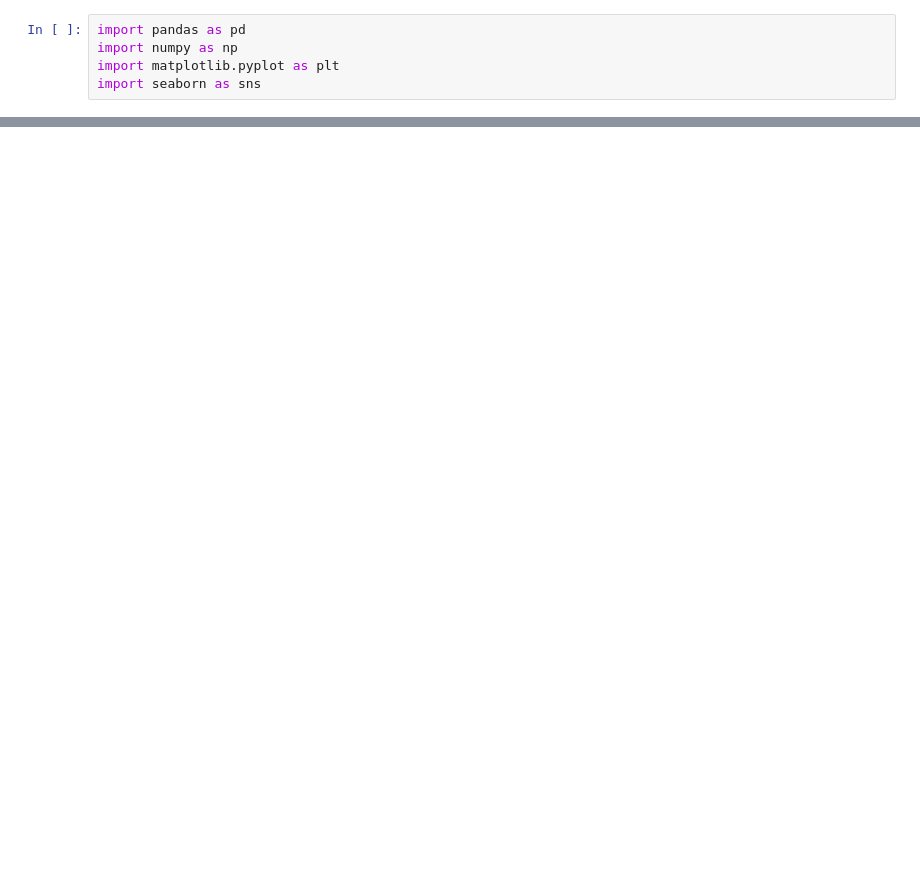
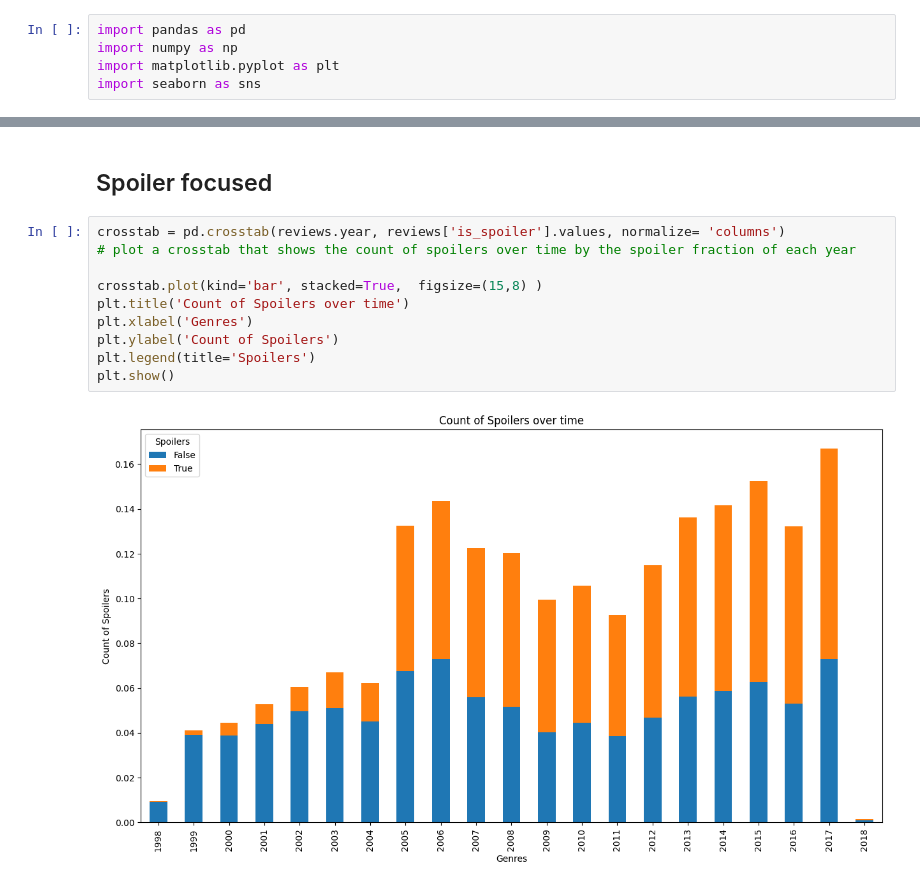
Before and after one commit to LeonardoPolverari/NLP_spoiler, a Jupyter notebook: main.ipynb, the cells around one changed output, grey strips where cells are left out. Drawn from its saved outputs; the diff is of its cells as text; blank space fills up the shorter version.

```diff
--- a/main.ipynb
+++ b/main.ipynb
@@ -45,0 +150,14 @@ plt.show()
+# %% [markdown]
+## Spoiler focused
+# %%
+crosstab = pd.crosstab(reviews.year, reviews['is_spoiler'].values, normalize= 'columns')
+# plot a crosstab that shows the count of spoilers over time by the spoiler fraction of each year
+
+crosstab.plot(kind='bar', stacked=True,  figsize=(15,8) )
+plt.title('Count of Spoilers over time')
+plt.xlabel('Genres')
+plt.ylabel('Count of Spoilers')
+plt.legend(title='Spoilers')
+plt.show()
+# %% [output]
+[figure, added]
```
Also changed, not shown: parts of 35 cells of this notebook, 1 other file.
